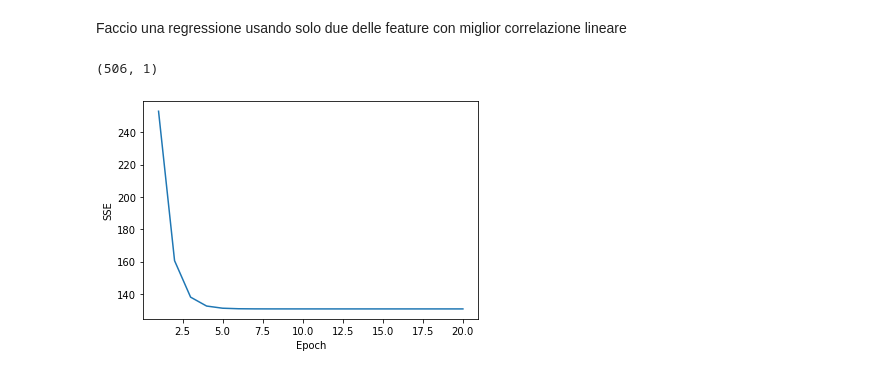
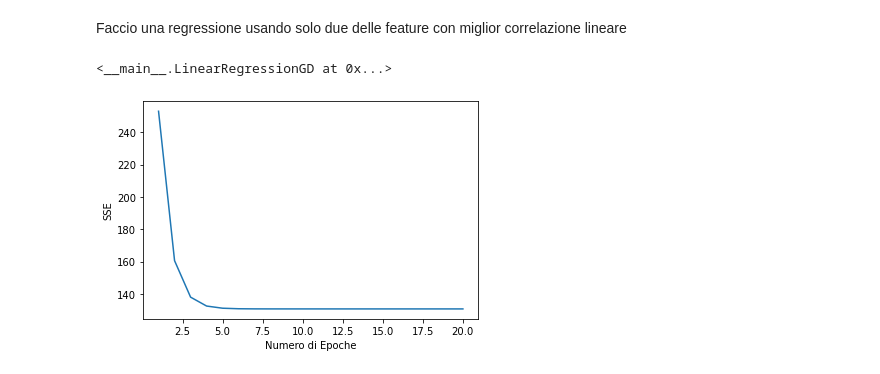
Before and after one commit to Gss4C/Corso_ML, a Jupyter notebook: Regression/01_linear_regression.ipynb, the cells around one changed output. Saved outputs shown, nothing was run; the diff lists cells and outputs as text; code cells hidden in the pictures.

```diff
--- a/Regression/01_linear_regression.ipynb
+++ b/Regression/01_linear_regression.ipynb
@@ -75,13 +75,13 @@ X_std=sc_x.fit_transform(X)
 y_std=sc_y.fit_transform(y[:,np.newaxis]).flatten()
 lr=LinearRegressionGD()
 lr.fit(X_std, y_std)
-print(X.shape)
 # %% [output]
-(506, 1)
+<__main__.LinearRegressionGD at 0x...>
 # %%
+# Credo di star facendo un plot della funzione costo epoca per epoca
 plt.plot(range(1,lr.n_iter+1),lr.cost_)
 plt.ylabel('SSE')
-plt.xlabel('Epoch')
+plt.xlabel('Numero di Epoche')
 plt.show()
 # %% [output]
-[figure, old version]
+[figure, new version]
```
Also changed, not shown: parts of 14 cells of this notebook.
